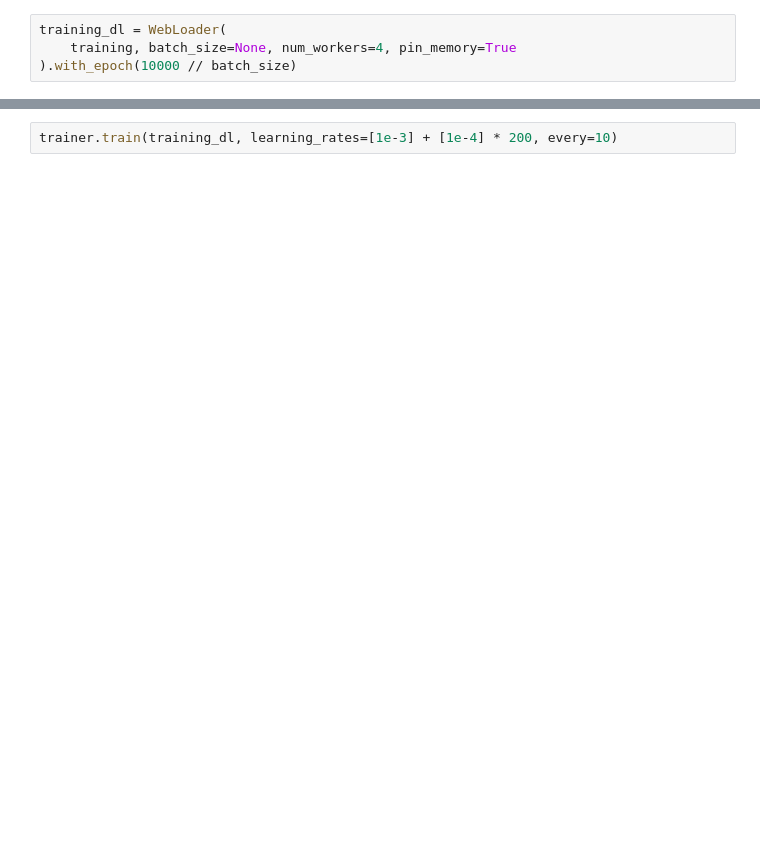
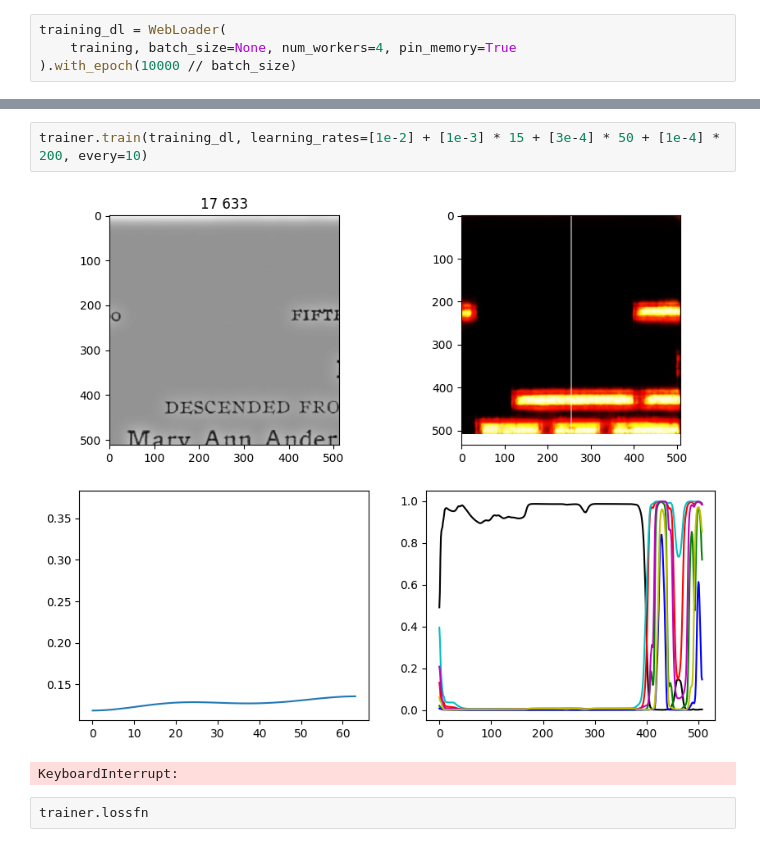
Before and after one commit to ocropus/ocropus4train, a Jupyter notebook: train-segs-v4.ipynb, the cells around one changed output, grey strips where cells are left out. Drawn from its saved outputs; the diff is of its cells as text; blank space fills up the shorter version.

Commit message:
updated train-segs-v4

```diff
--- a/train-segs-v4.ipynb
+++ b/train-segs-v4.ipynb
@@ -225,2 +259,7 @@ trainer.load_best()
 # %%
-trainer.train(training_dl, learning_rates=[1e-3] + [1e-4] * 200, every=10)
+trainer.train(training_dl, learning_rates=[1e-2] + [1e-3] * 15 + [3e-4] * 50 + [1e-4] * 200, every=10)
+# %% [output]
+[figure, added]
+KeyboardInterrupt:
+# %%
+trainer.lossfn
```
Also changed, not shown: parts of 5 cells of this notebook, 2 other files.
